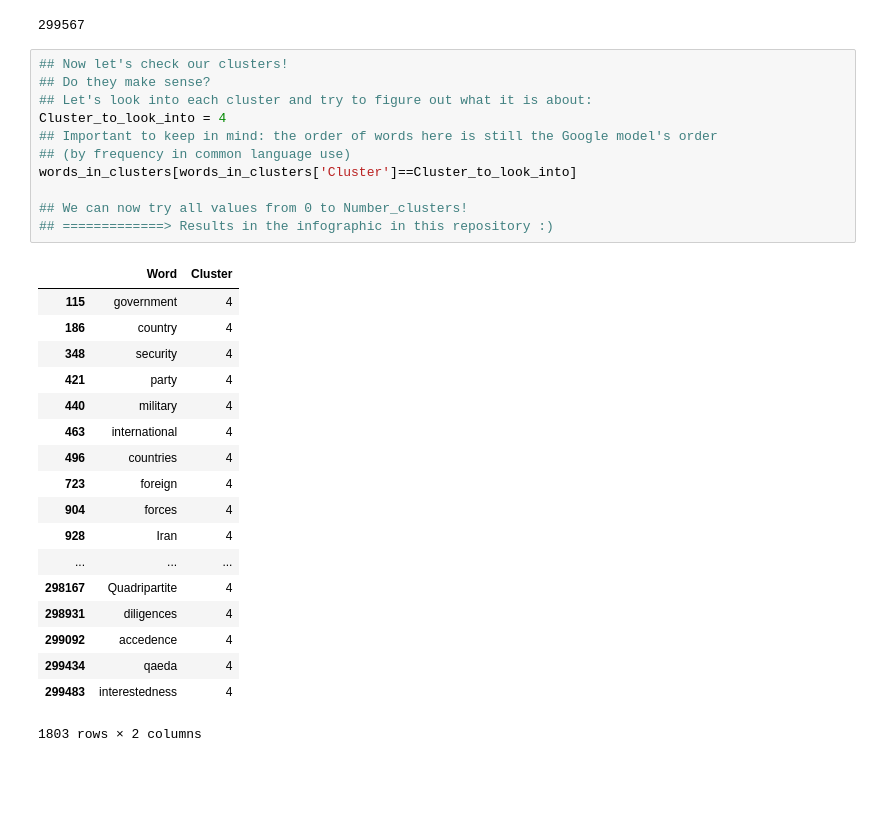
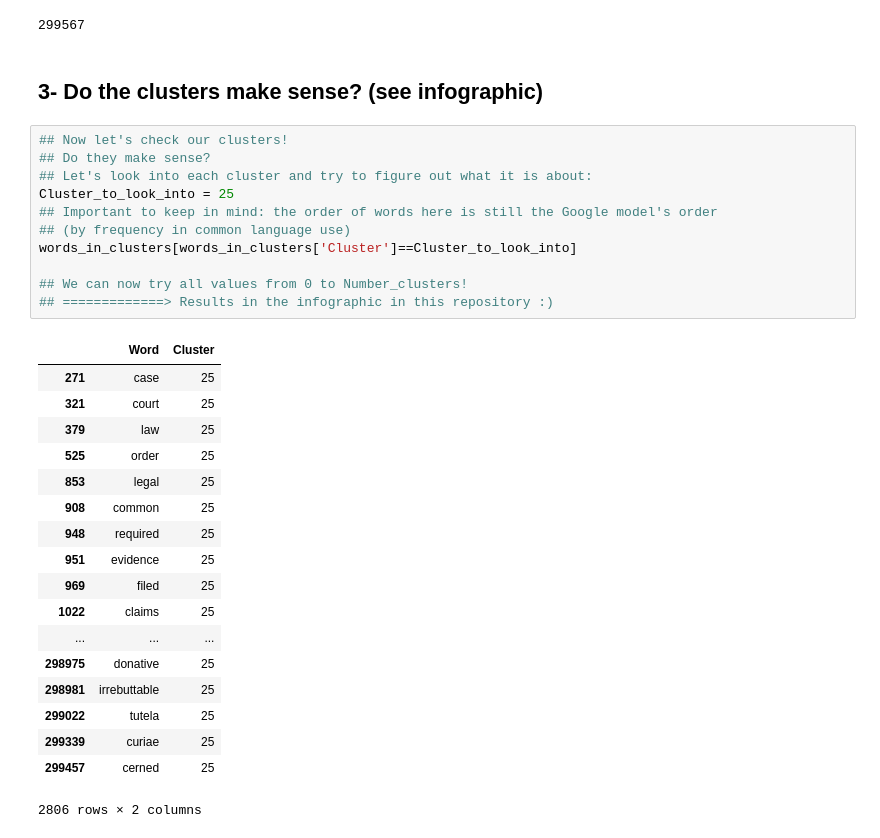
Before and after one commit to SamirArthur/Is-Word2Vec-really-meaningful-semantically, a Jupyter notebook: English language in a 2D map! SOM Neural Network on Word2Vec.ipynb, the cells around one changed output. Cells and saved outputs as stored; diff of their text form; blank space fills up the shorter version.

```diff
--- a/English language in a 2D map! SOM Neural Network on Word2Vec.ipynb
+++ b/English language in a 2D map! SOM Neural Network on Word2Vec.ipynb
@@ -223,33 +223,35 @@ words_in_clusters = pd.DataFrame(np.column_stack([words, data_labels]),
 words_in_clusters
 # %% [output]
 299567
+# %% [markdown]
+## 3- Do the clusters make sense? (see infographic)
 # %%
 ## Now let's check our clusters!
 ## Do they make sense?
 ## Let's look into each cluster and try to figure out what it is about:
-Cluster_to_look_into = 4
+Cluster_to_look_into = 25
 ## Important to keep in mind: the order of words here is still the Google model's order
 ## (by frequency in common language use)
 words_in_clusters[words_in_clusters['Cluster']==Cluster_to_look_into]
 
 ## We can now try all values from 0 to Number_clusters!
 ## =============> Results in the infographic in this repository :)
 # %% [output]
 |  | Word | Cluster |
-| 115 | government | 4 |
-| 186 | country | 4 |
-| 348 | security | 4 |
-| 421 | party | 4 |
-| 440 | military | 4 |
-| 463 | international | 4 |
-| 496 | countries | 4 |
-| 723 | foreign | 4 |
-| 904 | forces | 4 |
-| 928 | Iran | 4 |
+| 271 | case | 25 |
+| 321 | court | 25 |
+| 379 | law | 25 |
+| 525 | order | 25 |
+| 853 | legal | 25 |
+| 908 | common | 25 |
+| 948 | required | 25 |
+| 951 | evidence | 25 |
+| 969 | filed | 25 |
+| 1022 | claims | 25 |
 | ... | ... | ... |
-| 298167 | Quadripartite | 4 |
-| 298931 | diligences | 4 |
-| 299092 | accedence | 4 |
-| 299434 | qaeda | 4 |
-| 299483 | interestedness | 4 |
+| 298975 | donative | 25 |
+| 298981 | irrebuttable | 25 |
+| 299022 | tutela | 25 |
+| 299339 | curiae | 25 |
+| 299457 | cerned | 25 |
-1803 rows × 2 columns
+2806 rows × 2 columns
```
